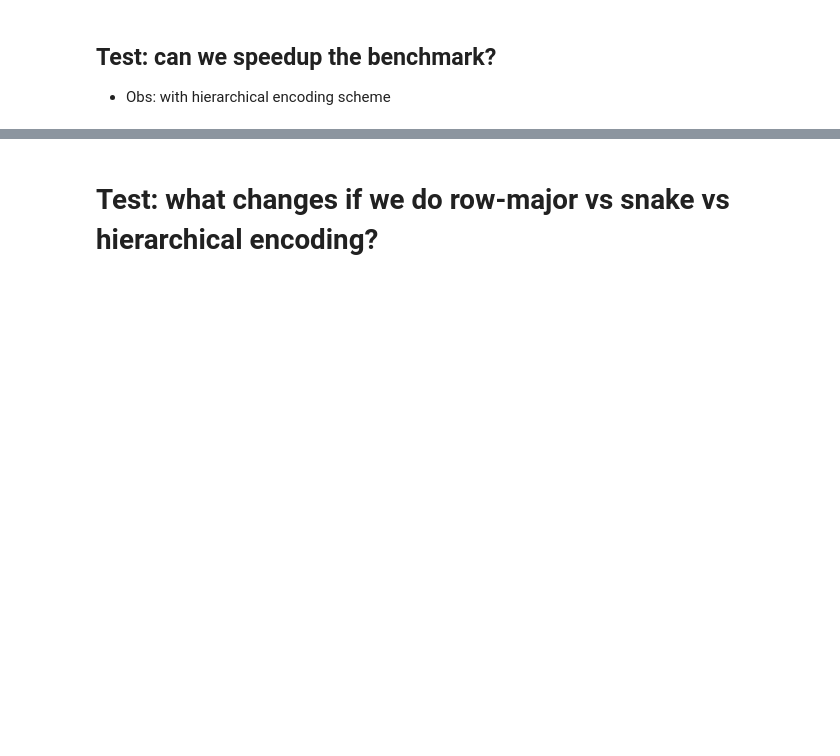
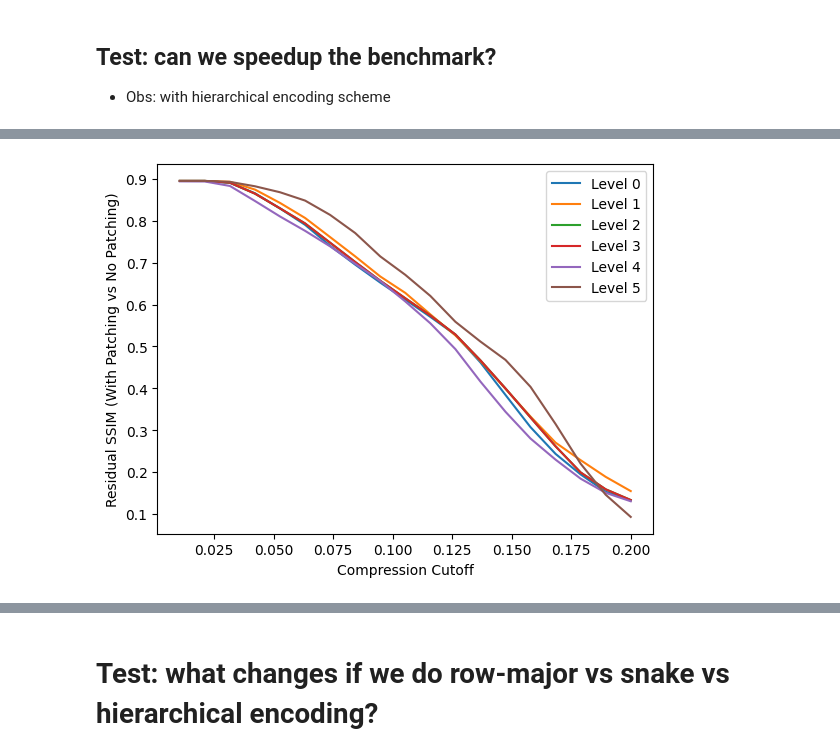
Before and after one commit to Alandroid/img-compression-mps, a Jupyter notebook: src/evaluation/evaluate_pipeline.ipynb, the cells around one changed output, grey strips where cells are left out. Saved outputs shown, nothing was run; the diff lists cells and outputs as text; code cells hidden in the pictures; blank space fills up the shorter version.

```diff
--- a/src/evaluation/evaluate_pipeline.ipynb
+++ b/src/evaluation/evaluate_pipeline.ipynb
@@ -159,0 +214,4 @@ KeyboardInterrupt:
+# %%
+mps_list_dct = []
+for level in [0, 1, 2, 3, 4, 5]:
+    mps_list_dct.append(conv_to_mps(data_list, dct_level=level))
@@ -159,0 +236,12 @@ KeyboardInterrupt:
+# %%
+ssim_list = []
+compression_ratio_list = []
+bond_dim_list = []
+
+for i in [0, 1, 2, 3, 4, 5]:
+    ssim, compression_ratio, bond_dim = run_benchmark(
+        mps_list_dct[i], data_list, cutoff_list
+    )
+    ssim_list.append(ssim)
+    compression_ratio_list.append(compression_ratio)
+    bond_dim_list.append(bond_dim)
@@ -159,0 +266,2 @@ KeyboardInterrupt:
+# %%
+ssim_list_no_patching, compression_ratio_list_no_patching, bond_dim_list_no_patching = run_benchmark(mps_list_dct_no_patching, data_list, cutoff_list)
@@ -159,0 +288,26 @@ KeyboardInterrupt:
+# %%
+import numpy as np
+import matplotlib.pyplot as plt
+
+# Convert ssim_list to a numpy array for safe indexing
+ssim_list = np.array(ssim_list)  # Shape: (5, 13, 20)
+ssim_list_no_patching = np.array(ssim_list_no_patching)  # Shape: (13, 20)
+
+# Compute mean over second dimension (axis=1), keeping levels and cutoff
+avg_ssim_with_patching = np.mean(ssim_list, axis=1)  # Shape: (5, 20)
+avg_ssim_no_patching = np.mean(ssim_list_no_patching, axis=0)  # Shape: (20,)
+
+# Compute the SSIM ratio
+ssim_list_avg = avg_ssim_with_patching / avg_ssim_no_patching - 1  # Shape: (5, 20)
+
+# Plot each hierarchical level separately
+plt.figure()
+for level in range(ssim_list_avg.shape[0]):
+    plt.plot(cutoff_list, ssim_list_avg[level, 1:], label=f"Level {level}")
+
+plt.xlabel("Compression Cutoff")
+plt.ylabel("Residual SSIM (With Patching vs No Patching)")
+plt.legend()
+plt.show()
+# %% [output]
+[figure, added]
```
Also changed, not shown: parts of 19 cells of this notebook, 5 other files.
